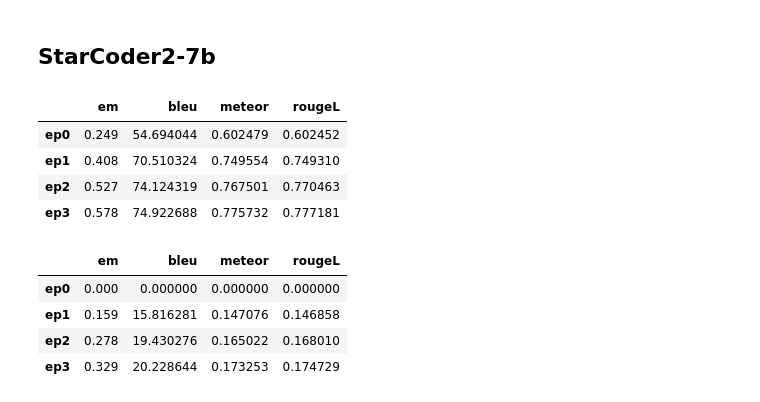
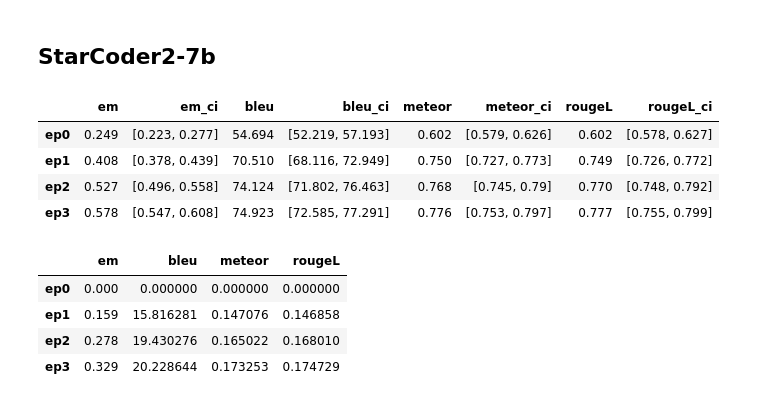
Before and after one commit to AISE-TUDelft/LLM4Code-memtune-ext, a Jupyter notebook: experiments/full_precision/memorization/results/p_results_mem.ipynb, the cells around one changed output. Cells and saved outputs as stored; diff of their text form; code cells hidden in the pictures.

```diff
--- a/experiments/full_precision/memorization/results/p_results_mem.ipynb
+++ b/experiments/full_precision/memorization/results/p_results_mem.ipynb
@@ -71,28 +82,25 @@ ep_3b_baseline
 # %% [markdown]
 ## StarCoder2-7b
 # %%
-# Extract and calculate means
+# Extract means + confidence intervals
 metrics = ['em', 'bleu', 'meteor', 'rougeL']
 eps = ['ep0', 'ep1', 'ep2', 'ep3']
 
-mean_data = {}
-
-
-for metric in metrics:
-    mean_data[metric] = []
-    for ep in eps:
-        column_name = f'7b_{ep}_{metric}'
-        mean_value = df[column_name].mean()
-        mean_data[metric].append(mean_value)
-
-ep_7b_absolute = pd.DataFrame(mean_data, index=eps)
-ep_7b_absolute
+ep_7b_absolute_ci = summarize_metrics_with_ci(
+    df,
+    row_values=eps,
+    metrics=metrics,
+    column_name_fn=lambda ep, metric: f'7b_{ep}_{metric}',
+)
+ep_7b_absolute = ep_7b_absolute_ci[metrics].copy()
+ep_7b_absolute_ci = round_metrics_with_ci_table(ep_7b_absolute_ci, decimals=3)
+ep_7b_absolute_ci
 # %% [output]
-|  | em | bleu | meteor | rougeL |
-| ep0 | 0.249 | 54.694044 | 0.602479 | 0.602452 |
-| ep1 | 0.408 | 70.510324 | 0.749554 | 0.749310 |
-| ep2 | 0.527 | 74.124319 | 0.767501 | 0.770463 |
-| ep3 | 0.578 | 74.922688 | 0.775732 | 0.777181 |
+|  | em | em_ci | bleu | bleu_ci | meteor | meteor_ci | rougeL | rougeL_ci |
+| ep0 | 0.249 | [0.223, 0.277] | 54.694 | [52.219, 57.193] | 0.602 | [0.579, 0.626] | 0.602 | [0.578, 0.627] |
+| ep1 | 0.408 | [0.378, 0.439] | 70.510 | [68.116, 72.949] | 0.750 | [0.727, 0.773] | 0.749 | [0.726, 0.772] |
+| ep2 | 0.527 | [0.496, 0.558] | 74.124 | [71.802, 76.463] | 0.768 | [0.745, 0.79] | 0.770 | [0.748, 0.792] |
+| ep3 | 0.578 | [0.547, 0.608] | 74.923 | [72.585, 77.291] | 0.776 | [0.753, 0.797] | 0.777 | [0.755, 0.799] |
 # %%
 # With the baseline
 first = ep_7b_absolute.iloc[0]
```
Also changed, not shown: parts of 23 cells of this notebook.
